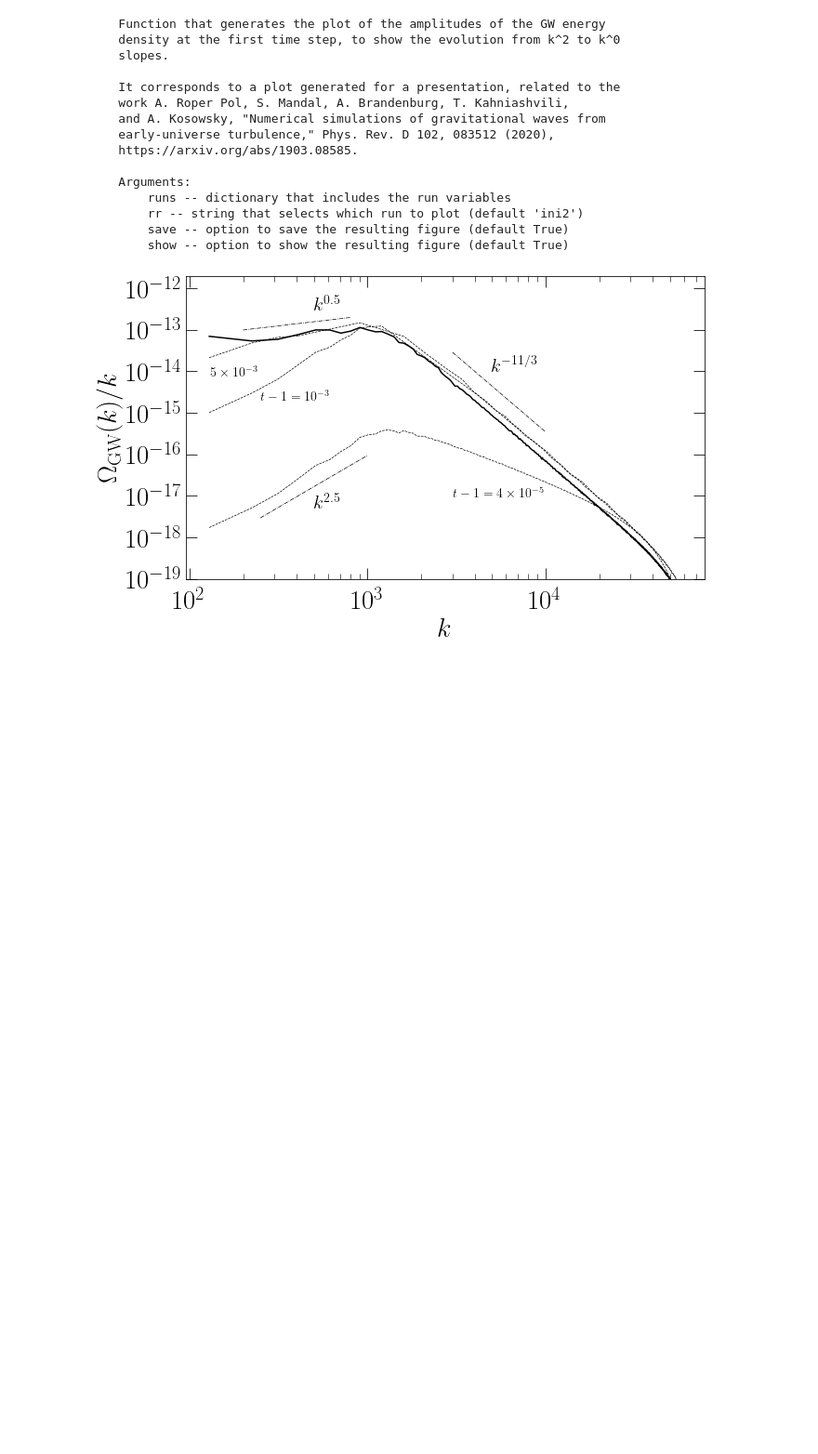
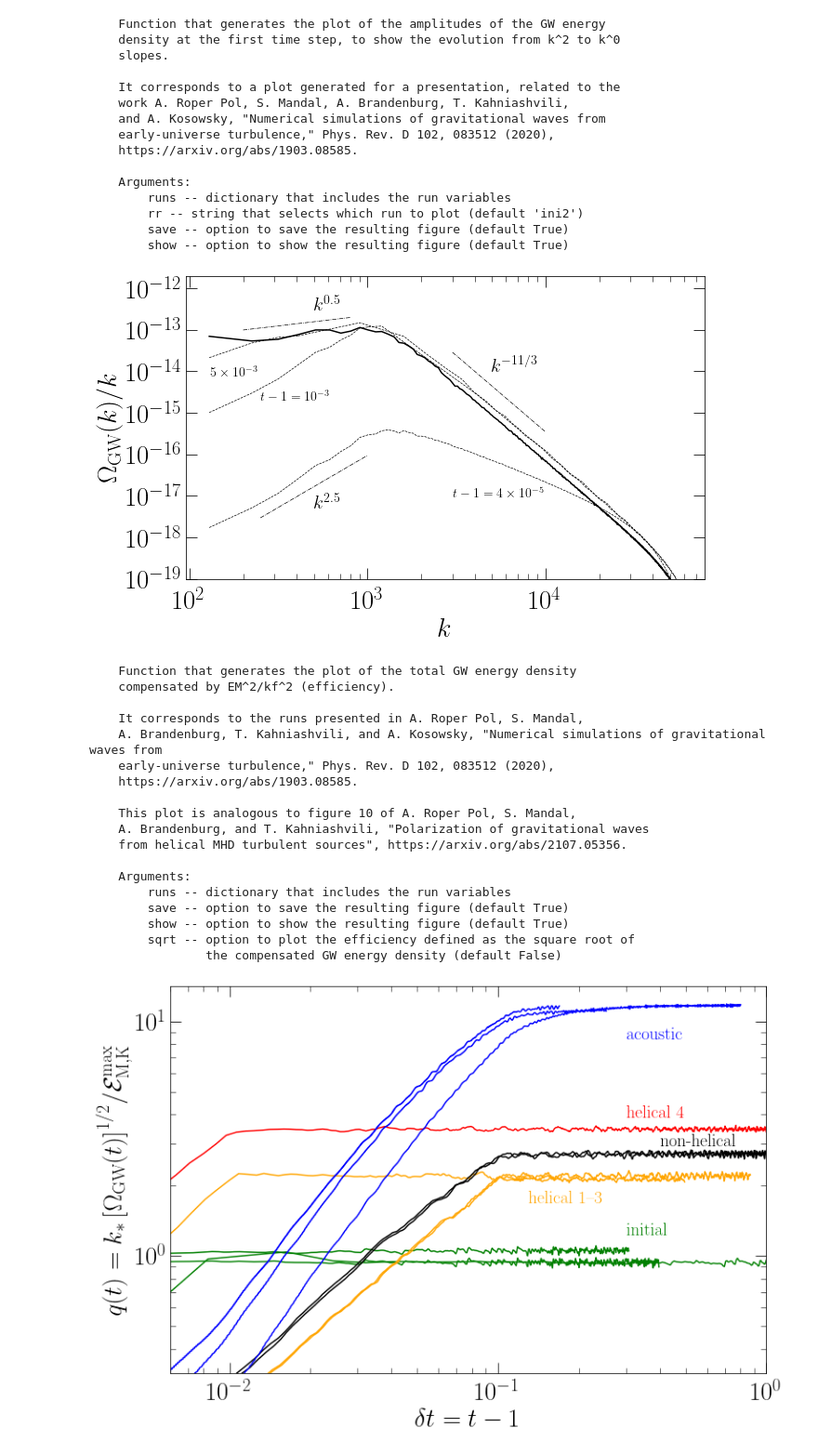
Before and after one commit to AlbertoRoper/GW_turbulence, a Jupyter notebook: PRD_1903_08585/generate_plots_PRD_2020.ipynb, the cells around one changed output. Shown at 93% size. Cells and saved outputs as stored; diff of their text form; code cells hidden in the pictures; blank space fills up the shorter version.

```diff
--- a/PRD_1903_08585/generate_plots_PRD_2020.ipynb
+++ b/PRD_1903_08585/generate_plots_PRD_2020.ipynb
@@ -236,3 +220,26 @@ gen.plot_EGW_vs_k_initial_ts(runs)
         save -- option to save the resulting figure (default True)
         show -- option to show the resulting figure (default True)
 [figure]
+# %%
+print(gen.plot_efficiency.__doc__)
+gen.plot_efficiency(runs, save=True, sqrt=True)
+# %% [output]
+    Function that generates the plot of the total GW energy density
+    compensated by EM^2/kf^2 (efficiency).
+
+    It corresponds to the runs presented in A. Roper Pol, S. Mandal,
+    A. Brandenburg, T. Kahniashvili, and A. Kosowsky, "Numerical simulations of gravitational waves from
+    early-universe turbulence," Phys. Rev. D 102, 083512 (2020),
+    https://arxiv.org/abs/1903.08585.
+
+    This plot is analogous to figure 10 of A. Roper Pol, S. Mandal,
+    A. Brandenburg, and T. Kahniashvili, "Polarization of gravitational waves
+    from helical MHD turbulent sources", https://arxiv.org/abs/2107.05356.
+
+    Arguments:
+        runs -- dictionary that includes the run variables
+        save -- option to save the resulting figure (default True)
+        show -- option to show the resulting figure (default True)
+        sqrt -- option to plot the efficiency defined as the square root of
+                the compensated GW energy density (default False)
+[figure, added]
```
Also changed, not shown: parts of 10 cells of this notebook, 2 other files.
